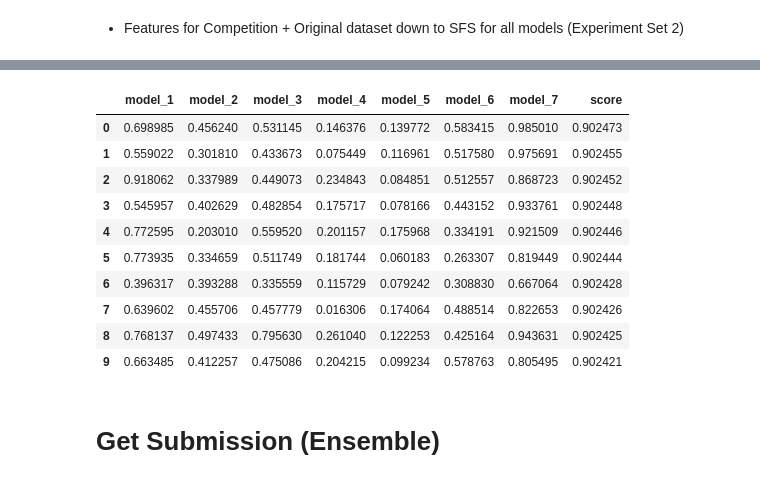
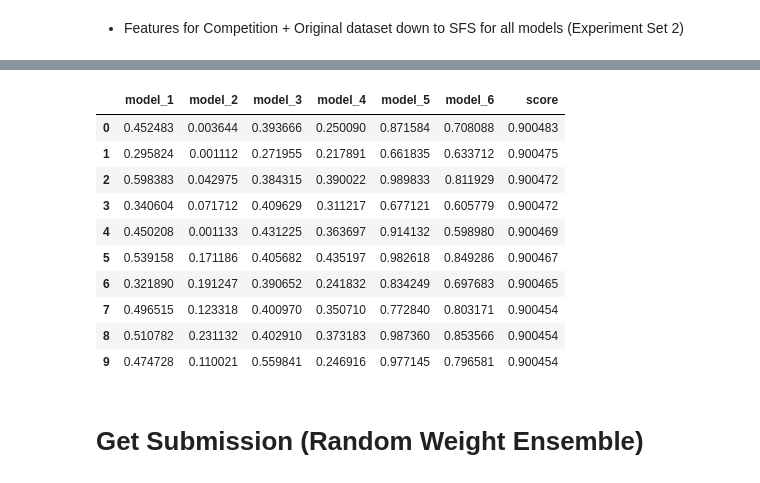
Before and after one commit to hardboyvino/kaggle_competition, a Jupyter notebook: playground_4.3/models.ipynb, the cells around one changed output, grey strips where cells are left out. Drawn from its saved outputs; the diff is of its cells as text; code cells hidden in the pictures.

Commit message:
Feature selection and random weight ensemble

```diff
--- a/playground_4.3/models.ipynb
+++ b/playground_4.3/models.ipynb
@@ -355,2 +684,0 @@ rfecv_features = {'AdaBoostClassifier': ['Steel_Plate_Thickness', 'Log_Y_Index',
-# %%
-rfecv_features = {'XGBClassifier': ['X_Minimum', 'Y_Minimum', 'Pixels_Areas', 'X_Perimeter', 'Minimum_of_Luminosity', 'Maximum_of_Luminosity', 'Length_of_Conveyer', 'TypeOfSteel_A300', 'Steel_Plate_Thickness', 'Edges_Index', 'Empty_Index', 'Square_Index', 'Outside_X_Index', 'Edges_X_Index', 'Edges_Y_Index', 'Outside_Global_Index', 'Orientation_Index', 'Luminosity_Index']}
@@ -439,3 +863,3 @@ HistGradientBoostingClassifier not in the dictionary.
 # %%
-with open('sfs_features_xgboost.txt', mode='w') as f:
+with open('sfs_features.txt', mode='w') as f:
     pprint(sfs_features, stream=f)
@@ -728,22 +927,22 @@ model7_feats = ['X_Minimum', 'Y_Minimum', 'Pixels_Areas', 'Y_Perimeter', 'Minimu
 # %%
-model1_results, model2_results, model3_results, model4_results, model5_results, model6_results, model7_results, y_test_list = [], [], [], [], [], [], [], []
+%%time
+
+model1_results, model2_results, model3_results, model4_results, model5_results, model6_results, y_test_list = [], [], [], [], [], [], []
 
 X_lgbm = X[model1_feats]
 X_xgb = X[model2_feats]
 X_rf = X[model3_feats]
-X_ada = X[model4_feats]
-X_bag = X[model5_feats]
-X_extrat = X[model6_feats]
-X_hist = X[model7_feats]
+X_extrat = X[model4_feats]
+X_hist = X[model5_feats]
+X_cat = X[model6_feats]
 
 for i, (train_index, test_index) in enumerate(sk10.split(X, y)):
     X_train_lgbm, X_test_lgbm = X_lgbm.iloc[train_index], X_lgbm.iloc[test_index]
     X_train_xgb, X_test_xgb = X_xgb.iloc[train_index], X_xgb.iloc[test_index]
     X_train_rf, X_test_rf = X_rf.iloc[train_index], X_rf.iloc[test_index]
-    X_train_ada, X_test_ada = X_ada.iloc[train_index], X_ada.iloc[test_index]
-    X_train_bag, X_test_bag = X_bag.iloc[train_index], X_bag.iloc[test_index]
     X_train_extrat, X_test_extrat = X_extrat.iloc[train_index], X_extrat.iloc[test_index]
     X_train_hist, X_test_hist = X_hist.iloc[train_index], X_hist.iloc[test_index]
+    X_train_cat, X_test_cat = X_cat.iloc[train_index], X_cat.iloc[test_index]
     y_train, y_test = y.iloc[train_index], y.iloc[test_index]
 
     model1.fit(X_train_lgbm, y_train)
@@ -755,17 +954,14 @@ for i, (train_index, test_index) in enumerate(sk10.split(X, y)):
     model3.fit(X_train_rf, y_train)
     model3_results.append(model3.predict_proba(X_test_rf))
 
-    model4.fit(X_train_ada, y_train)
-    model4_results.append(model4.predict_proba(X_test_ada))
+    model4.fit(X_train_extrat, y_train)
+    model4_results.append(model4.predict_proba(X_test_extrat))
 
-    model5.fit(X_train_bag, y_train)
-    model5_results.append(model5.predict_proba(X_test_bag))
+    model5.fit(X_train_hist, y_train)
+    model5_results.append(model5.predict_proba(X_test_hist))
 
-    model6.fit(X_train_extrat, y_train)
-    model6_results.append(model6.predict_proba(X_test_extrat))
-
-    model7.fit(X_train_hist, y_train)
-    model7_results.append(model7.predict_proba(X_test_hist))
+    model6.fit(X_train_cat, y_train)
+    model6_results.append(model6.predict_proba(X_test_cat))
 
     y_test_list.append(y_test)
 
@@ -784,5 +975,7 @@ Done with fold 10.
 # %%
-model1_weights, model2_weights, model3_weights, model4_weights, model5_weights, model6_weights, model7_weights, scores = [], [], [], [], [], [], [], []
+%%time
+
+model1_weights, model2_weights, model3_weights, model4_weights, model5_weights, model6_weights, scores = [], [], [], [], [], [], []
 
 for i in tqdm(range(20000)):
     weight_1 = np.random.random_sample(size=1)[0]
@@ -791,7 +984,6 @@ for i in tqdm(range(20000)):
     weight_4 = np.random.random_sample(size=1)[0]
     weight_5 = np.random.random_sample(size=1)[0]
     weight_6 = np.random.random_sample(size=1)[0]
-    weight_7 = np.random.random_sample(size=1)[0]
 
     model1_weights.append(weight_1)
     model2_weights.append(weight_2)
@@ -799,12 +991,11 @@ for i in tqdm(range(20000)):
     model4_weights.append(weight_4)
     model5_weights.append(weight_5)
     model6_weights.append(weight_6)
-    model7_weights.append(weight_7)
 
     scores_in = []
 
-    for j in range(10):
-        weighted_pred = weight_1 * model1_results[j] + weight_2 * model2_results[j] + weight_3 * model3_results[j] + weight_4 * model4_results[j] + weight_5 * model5_results[j] + weight_6 * model6_results[j] + weight_7 * model7_results[j]
+    for j in range(n_splits):
+        weighted_pred = weight_1 * model1_results[j] + weight_2 * model2_results[j] + weight_3 * model3_results[j] + weight_4 * model4_results[j] + weight_5 * model5_results[j] + weight_6 * model6_results[j]
         weighted_pred_normalized = weighted_pred / np.sum(weighted_pred, axis=1, keepdims=True)
         scores_in.append(roc_auc_score(y_test_list[j], weighted_pred_normalized, multi_class='ovr'))
 
@@ -812,27 +1006,26 @@ for i in tqdm(range(20000)):
 # %%
 results_df = pd.DataFrame()
 results_df['model_1'] = model1_weights
 results_df['model_2'] = model2_weights
 results_df['model_3'] = model3_weights
 results_df['model_4'] = model4_weights
 results_df['model_5'] = model5_weights
 results_df['model_6'] = model6_weights
-results_df['model_7'] = model7_weights
 results_df['score'] = scores
 results_df = results_df.sort_values(by='score', ascending=False).reset_index(drop=True)
 results_df.head(10)
 # %% [output]
-|  | model_1 | model_2 | model_3 | model_4 | model_5 | model_6 | model_7 | score |
-| 0 | 0.698985 | 0.456240 | 0.531145 | 0.146376 | 0.139772 | 0.583415 | 0.985010 | 0.902473 |
-| 1 | 0.559022 | 0.301810 | 0.433673 | 0.075449 | 0.116961 | 0.517580 | 0.975691 | 0.902455 |
-| 2 | 0.918062 | 0.337989 | 0.449073 | 0.234843 | 0.084851 | 0.512557 | 0.868723 | 0.902452 |
-| 3 | 0.545957 | 0.402629 | 0.482854 | 0.175717 | 0.078166 | 0.443152 | 0.933761 | 0.902448 |
-| 4 | 0.772595 | 0.203010 | 0.559520 | 0.201157 | 0.175968 | 0.334191 | 0.921509 | 0.902446 |
-| 5 | 0.773935 | 0.334659 | 0.511749 | 0.181744 | 0.060183 | 0.263307 | 0.819449 | 0.902444 |
-| 6 | 0.396317 | 0.393288 | 0.335559 | 0.115729 | 0.079242 | 0.308830 | 0.667064 | 0.902428 |
-| 7 | 0.639602 | 0.455706 | 0.457779 | 0.016306 | 0.174064 | 0.488514 | 0.822653 | 0.902426 |
-| 8 | 0.768137 | 0.497433 | 0.795630 | 0.261040 | 0.122253 | 0.425164 | 0.943631 | 0.902425 |
-| 9 | 0.663485 | 0.412257 | 0.475086 | 0.204215 | 0.099234 | 0.578763 | 0.805495 | 0.902421 |
+|  | model_1 | model_2 | model_3 | model_4 | model_5 | model_6 | score |
+| 0 | 0.452483 | 0.003644 | 0.393666 | 0.250090 | 0.871584 | 0.708088 | 0.900483 |
+| 1 | 0.295824 | 0.001112 | 0.271955 | 0.217891 | 0.661835 | 0.633712 | 0.900475 |
+| 2 | 0.598383 | 0.042975 | 0.384315 | 0.390022 | 0.989833 | 0.811929 | 0.900472 |
+| 3 | 0.340604 | 0.071712 | 0.409629 | 0.311217 | 0.677121 | 0.605779 | 0.900472 |
+| 4 | 0.450208 | 0.001133 | 0.431225 | 0.363697 | 0.914132 | 0.598980 | 0.900469 |
+| 5 | 0.539158 | 0.171186 | 0.405682 | 0.435197 | 0.982618 | 0.849286 | 0.900467 |
+| 6 | 0.321890 | 0.191247 | 0.390652 | 0.241832 | 0.834249 | 0.697683 | 0.900465 |
+| 7 | 0.496515 | 0.123318 | 0.400970 | 0.350710 | 0.772840 | 0.803171 | 0.900454 |
+| 8 | 0.510782 | 0.231132 | 0.402910 | 0.373183 | 0.987360 | 0.853566 | 0.900454 |
+| 9 | 0.474728 | 0.110021 | 0.559841 | 0.246916 | 0.977145 | 0.796581 | 0.900454 |
 # %% [markdown]
-# Get Submission (Ensemble)
+# Get Submission (Random Weight Ensemble)
 # %%
```
Also changed, not shown: parts of 56 cells of this notebook.
